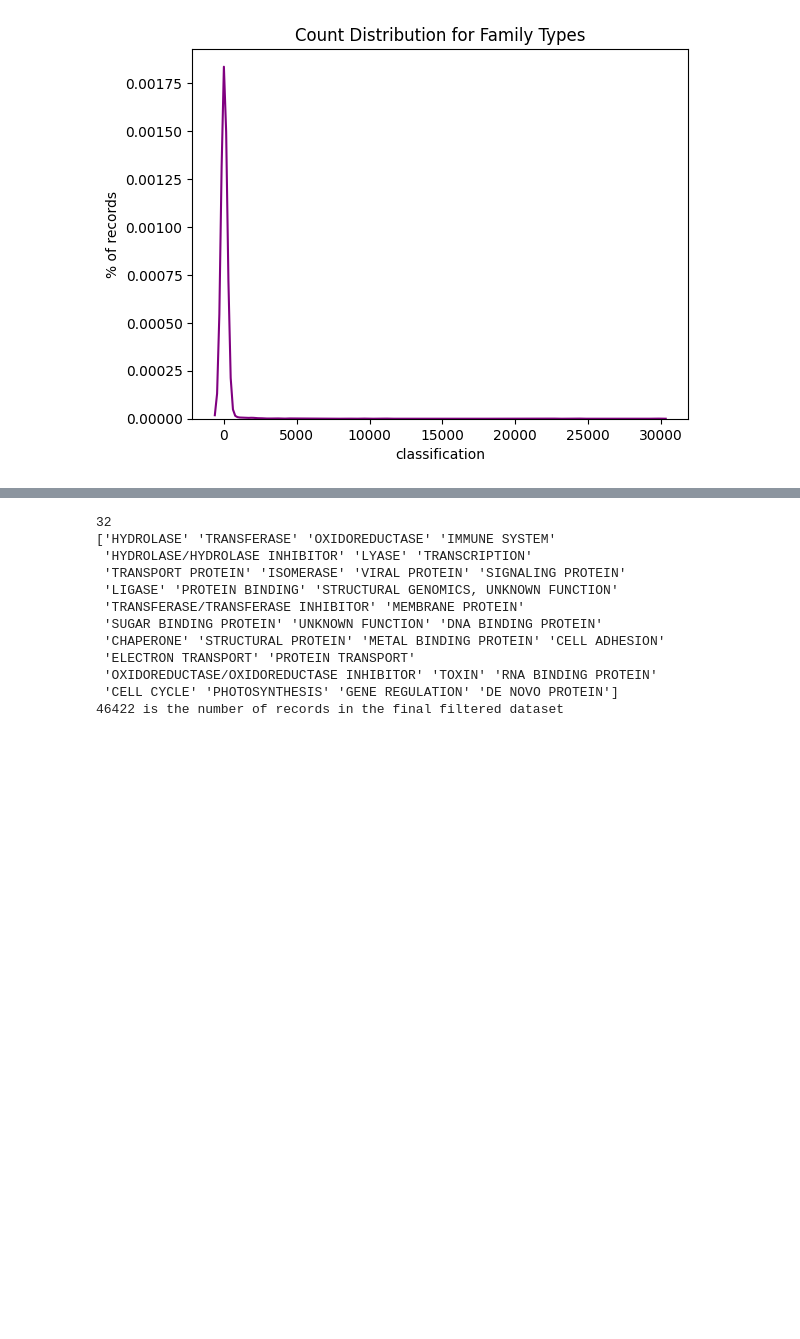
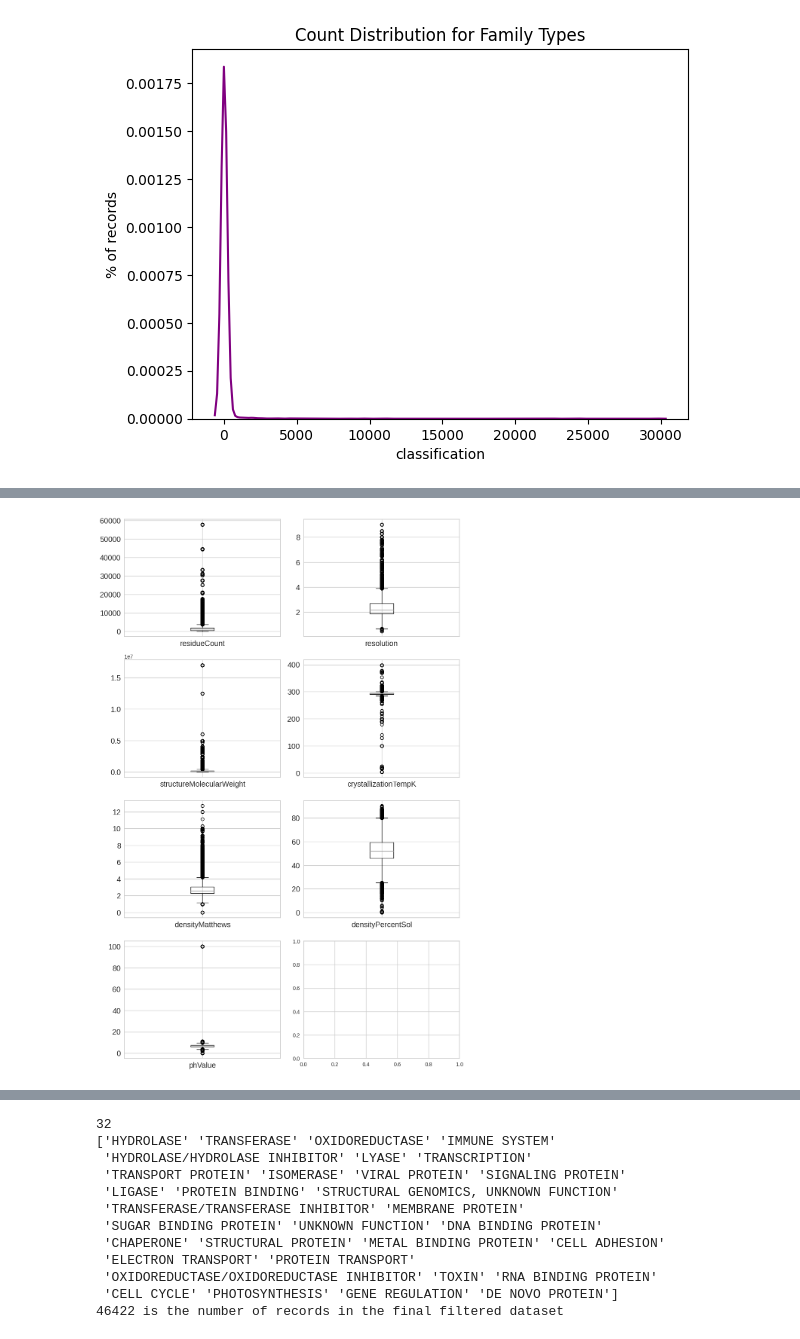
Before and after one commit to Vagarh/University-specialization-in-analytics-and-big-data-IU-DIGITAL, a Jupyter notebook: ML_Prediccion_Protein_Family.ipynb, the cells around one changed output, grey strips where cells are left out. Saved outputs shown, nothing was run; the diff lists cells and outputs as text; code cells hidden in the pictures; blank space fills up the shorter version.

```diff
--- a/ML_Prediccion_Protein_Family.ipynb
+++ b/ML_Prediccion_Protein_Family.ipynb
@@ -258,0 +345,12 @@ https://gist.github.com/mwaskom/de44147ed2974457ad6372750bbe5751
+# %%
+fig, axes = plt.subplots(4,2) # create figure and axes
+
+for i, el in enumerate(list(model_f[titulos].columns.values)):
+  a = model_f.boxplot(el, ax=axes.flatten()[i], fontsize='large')
+
+fig.set_size_inches(10, 15)
+plt.tight_layout()
+
+plt.show()
+# %% [output]
+[figure, added]
```
Also changed, not shown: parts of 48 cells of this notebook.
